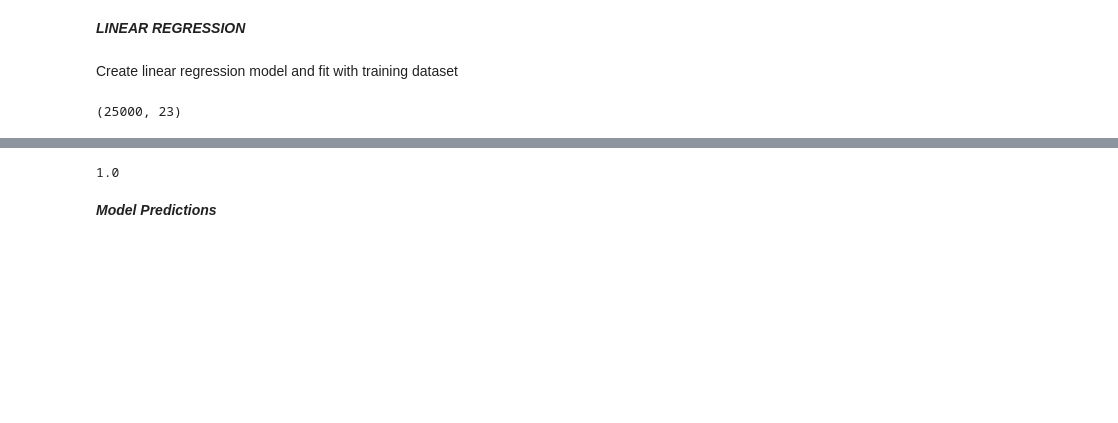
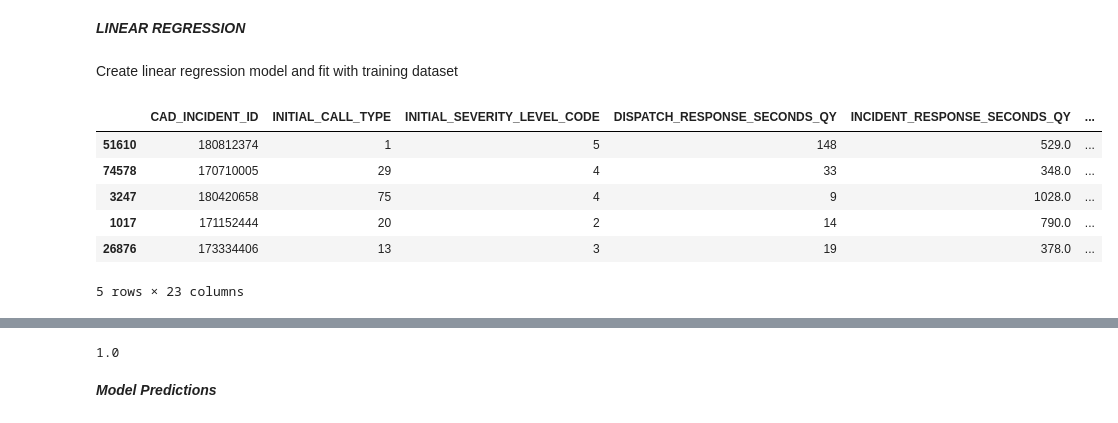
Before and after one commit to akuz91/CodeBlue, a Jupyter notebook: LinReg_and_Residual_Modeling.ipynb, the cells around one changed output, grey strips where cells are left out. Drawn from its saved outputs; the diff is of its cells as text; code cells hidden in the pictures; blank space fills up the shorter version.

```diff
--- a/LinReg_and_Residual_Modeling.ipynb
+++ b/LinReg_and_Residual_Modeling.ipynb
@@ -61,9 +64,15 @@ Y = data["INCIDENT_TRAVEL_TM_SECONDS_QY"]
 #splitting into training and testing datasets
 X_train, X_test, Y_train, Y_test = train_test_split(X, Y, train_size=.75)
 # %%
-X_test.shape
+X_test.head()
 # %% [output]
+|  | CAD_INCIDENT_ID | INITIAL_CALL_TYPE | INITIAL_SEVERITY_LEVEL_CODE | DISPATCH_RESPONSE_SECONDS_QY | INCIDENT_RESPONSE_SECONDS_QY | ... |
+| 51610 | 180812374 | 1 | 5 | 148 | 529.0 | ... |
+| 74578 | 170710005 | 29 | 4 | 33 | 348.0 | ... |
+| 3247 | 180420658 | 75 | 4 | 9 | 1028.0 | ... |
+| 1017 | 171152444 | 20 | 2 | 14 | 790.0 | ... |
+| 26876 | 173334406 | 13 | 3 | 19 | 378.0 | ... |
-(25000, 23)
+5 rows × 23 columns
 # %%
 Y_test.head()
 # %% [output]
```
Also changed, not shown: parts of 30 cells of this notebook.
